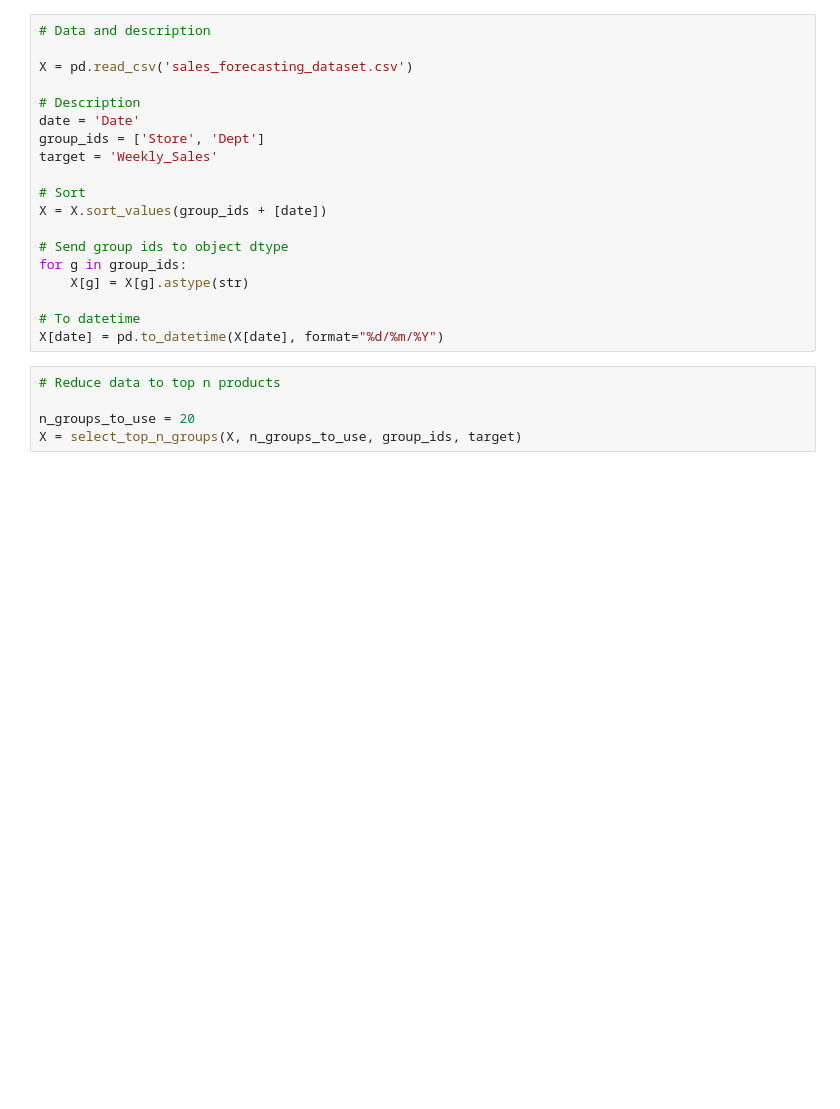
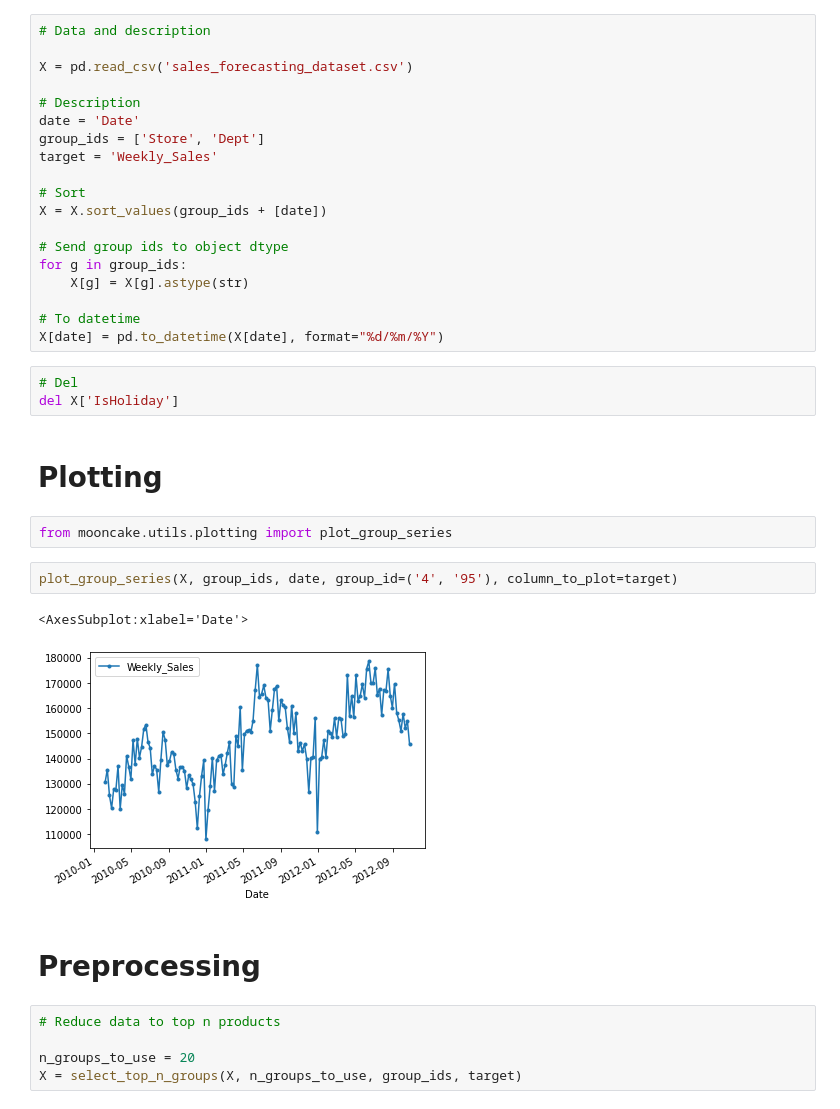
Before and after one commit to ramonAV98/mooncake, a Jupyter notebook: notebooks/sales_example/sales_forecasting.ipynb, the cells around one changed output. Cells and saved outputs as stored; diff of their text form; blank space fills up the shorter version.

```diff
--- a/notebooks/sales_example/sales_forecasting.ipynb
+++ b/notebooks/sales_example/sales_forecasting.ipynb
@@ -46,6 +46,20 @@ for g in group_ids:
 
 # To datetime
 X[date] = pd.to_datetime(X[date], format="%d/%m/%Y")
+# %%
+# Del
+del X['IsHoliday']
+# %% [markdown]
+# Plotting
+# %%
+from mooncake.utils.plotting import plot_group_series
+# %%
+plot_group_series(X, group_ids, date, group_id=('4', '95'), column_to_plot=target)
+# %% [output]
+<AxesSubplot:xlabel='Date'>
+[figure, added]
+# %% [markdown]
+# Preprocessing
 # %%
 # Reduce data to top n products
 
```
Also changed, not shown: parts of 4 cells of this notebook, 4 other files.
